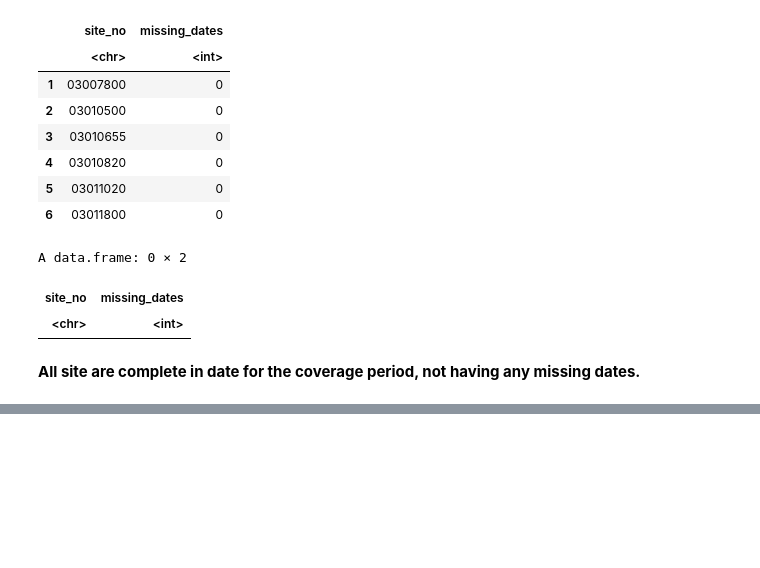
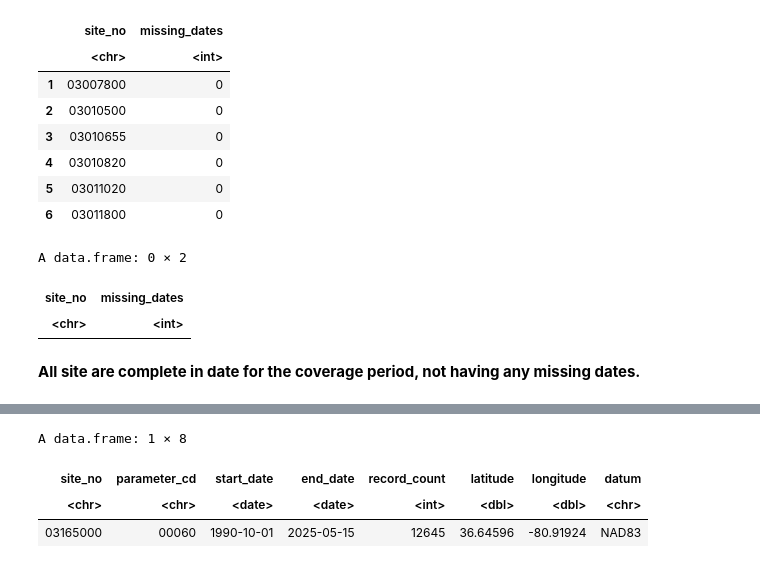
Before and after one commit to vpalvesalan/ML-ModClark-IUH-Model, a Jupyter notebook: notebooks/data_donwload/4_streaflow_download.ipynb, the cells around one changed output, grey strips where cells are left out. Saved outputs shown, nothing was run; the diff lists cells and outputs as text; code cells hidden in the pictures; blank space fills up the shorter version.

```diff
--- a/notebooks/data_donwload/4_streaflow_download.ipynb
+++ b/notebooks/data_donwload/4_streaflow_download.ipynb
@@ -794,0 +845,9 @@ A data.frame: 0 × 2
+# %%
+# Clean streamflow info data site example
+cleaned_example_station_info <- clean_usgs_coverage(example_station_info, parameter_cd = "00060", site_numbers = site_number)
+cleaned_example_station_info
+# %% [output]
+A data.frame: 1 × 8
+| site_no | parameter_cd | start_date | end_date | record_count | latitude | longitude | datum |
+| <chr> | <chr> | <date> | <date> | <int> | <dbl> | <dbl> | <chr> |
+| 03165000 | 00060 | 1990-10-01 | 2025-05-15 | 12645 | 36.64596 | -80.91924 | NAD83 |
```
Also changed, not shown: parts of 10 cells of this notebook.
